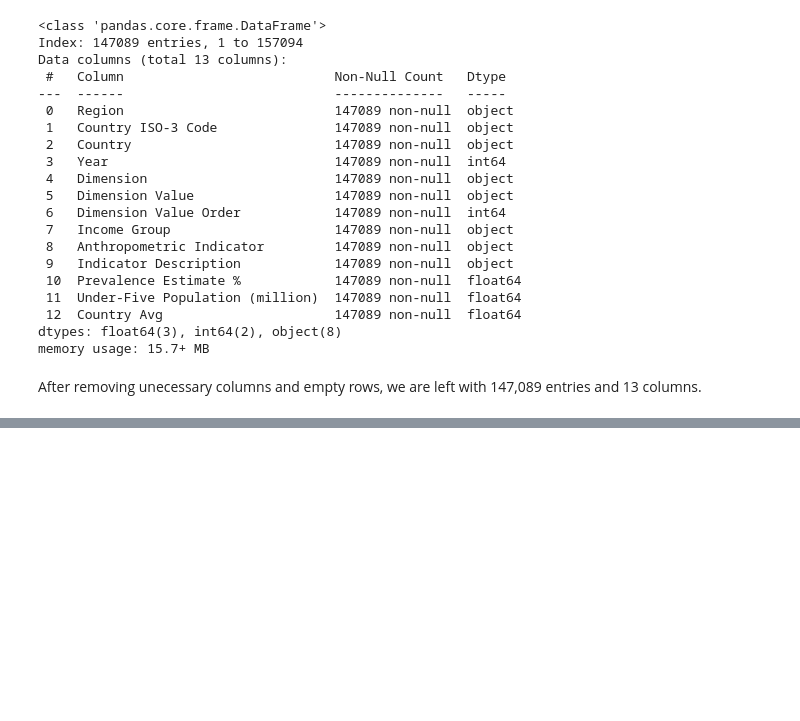
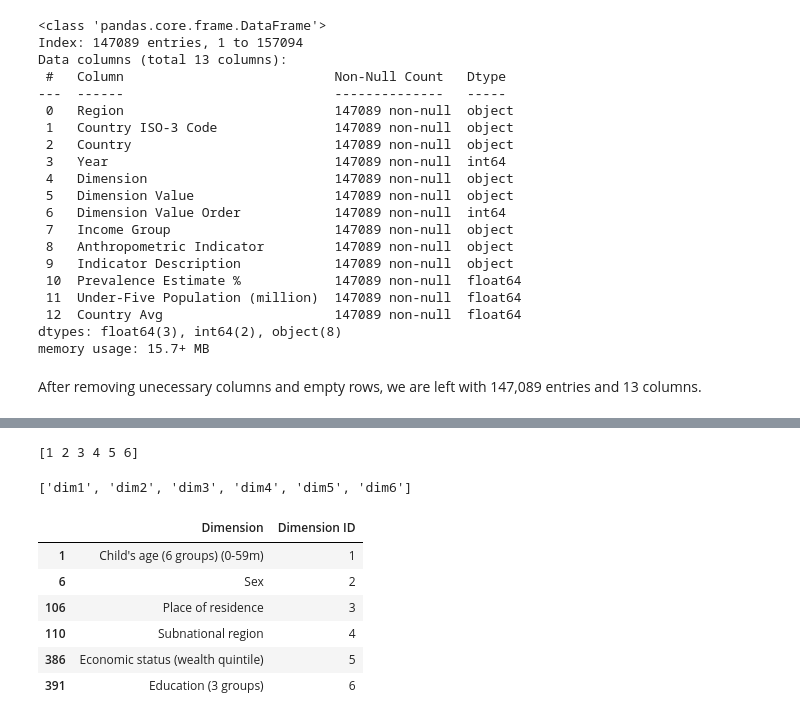
Before and after one commit to blmccourt/proj3-group8, a Jupyter notebook: child_malnutrition_analysis.ipynb, the cells around one changed output, grey strips where cells are left out. Saved outputs shown, nothing was run; the diff lists cells and outputs as text; code cells hidden in the pictures; blank space fills up the shorter version.

```diff
--- a/child_malnutrition_analysis.ipynb
+++ b/child_malnutrition_analysis.ipynb
@@ -297,0 +475,6 @@ After removing unecessary columns and empty rows, we are left with 147,089 entri
+# %%
+# Create a new DataFrame with unique values from the 'Dimension' column
+dimension_df = cleaned_df[['Dimension']].drop_duplicates()
+
+# Display the new DataFrame
+print(dimension_df)
@@ -297,0 +489,26 @@ After removing unecessary columns and empty rows, we are left with 147,089 entri
+# %%
+# Create numpy array for each of the Dimensions
+dimension_ids = np.arange(1, len(dimension_df) + 1)
+print(dimension_ids)
+# %% [output]
+[1 2 3 4 5 6]
+# %%
+# Use a list comprehension to add "dim" to each dimension_id.
+dim_ids = ["dim" + str(dim_id) for dim_id in dimension_ids]
+
+print(dim_ids)
+# %% [output]
+['dim1', 'dim2', 'dim3', 'dim4', 'dim5', 'dim6']
+# %%
+# Add the dimension_ids list as a new column
+dimension_df['Dimension ID'] = dimension_ids
+
+print(dimension_df)
+# %% [output]
+|  | Dimension | Dimension ID |
+| 1 | Child's age (6 groups) (0-59m) | 1 |
+| 6 | Sex | 2 |
+| 106 | Place of residence | 3 |
+| 110 | Subnational region | 4 |
+| 386 | Economic status (wealth quintile) | 5 |
+| 391 | Education (3 groups) | 6 |
```
Also changed, not shown: parts of 34 cells of this notebook, 5 other files.
